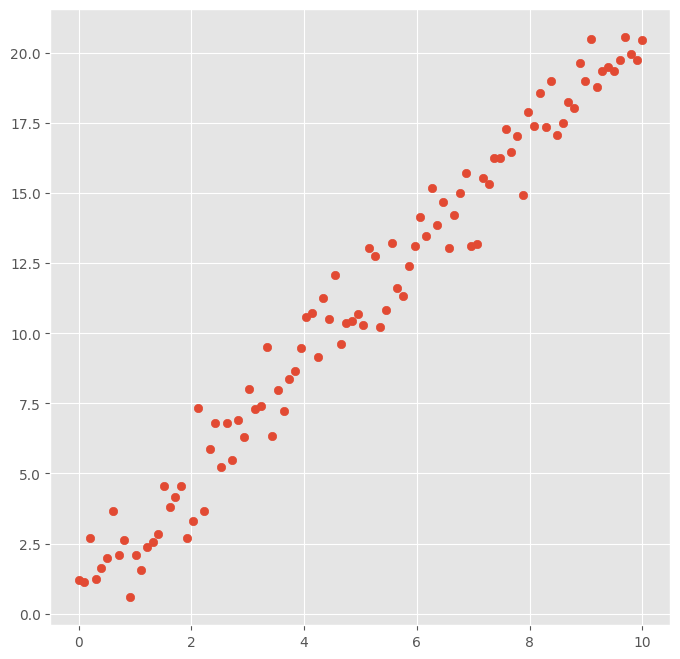
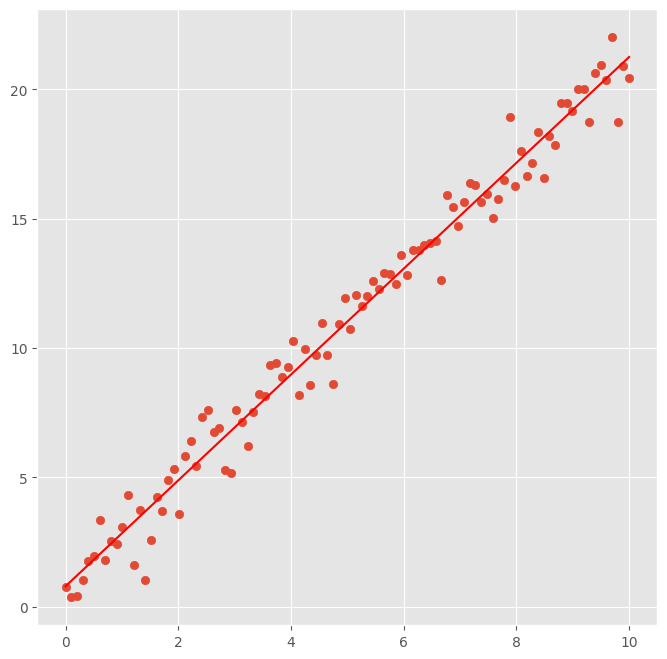
The notebook cell's code change between the first figure and the second:
--- before
+++ after
@@ -1,6 +1,8 @@
 x = np.linspace(0,10,100)
 y = 2*x+1 + np.random.normal(0,1,100)
+a, b = np.polyfit(x, y, 1)
 plt.figure(figsize=(8,8))
 plt.style.use('ggplot')
 plt.scatter(x, y)
+plt.plot(x, a*x + b, color='red')
 plt.show()

Commit: Quite a day.